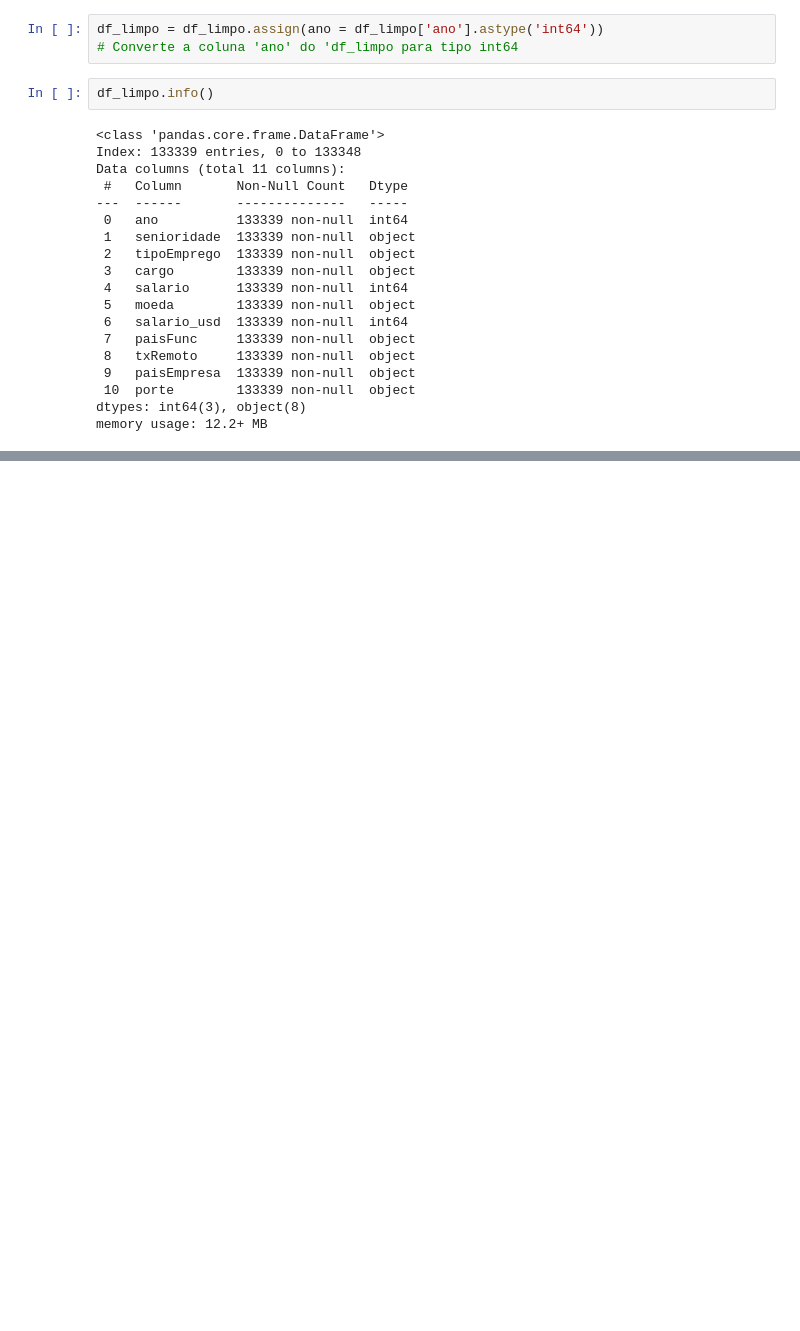
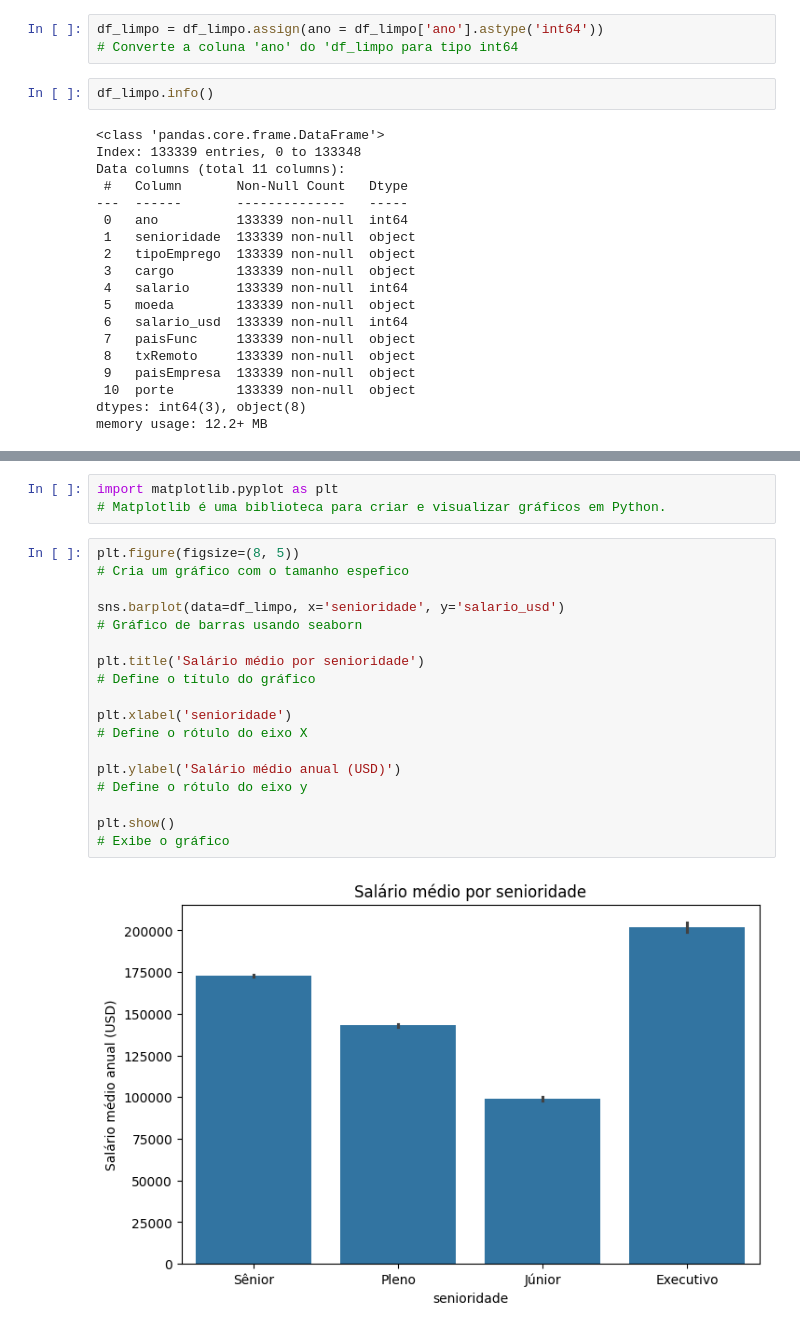
Before and after one commit to IagoMat/analise-salarios-dados, a Jupyter notebook: notebook/analise_salarios_dados.ipynb, the cells around one changed output, grey strips where cells are left out. Drawn from its saved outputs; the diff is of its cells as text; blank space fills up the shorter version.

```diff
--- a/notebook/analise_salarios_dados.ipynb
+++ b/notebook/analise_salarios_dados.ipynb
@@ -397,0 +424,23 @@ memory usage: 12.2+ MB
+# %%
+import matplotlib.pyplot as plt
+# Matplotlib é uma biblioteca para criar e visualizar gráficos em Python.
+# %%
+plt.figure(figsize=(8, 5))
+# Cria um gráfico com o tamanho espefico
+
+sns.barplot(data=df_limpo, x='senioridade', y='salario_usd')
+# Gráfico de barras usando seaborn
+
+plt.title('Salário médio por senioridade')
+# Define o título do gráfico
+
+plt.xlabel('senioridade')
+# Define o rótulo do eixo X
+
+plt.ylabel('Salário médio anual (USD)')
+# Define o rótulo do eixo y
+
+plt.show()
+# Exibe o gráfico
+# %% [output]
+[figure, added]
```
Also changed, not shown: parts of 22 cells of this notebook.
